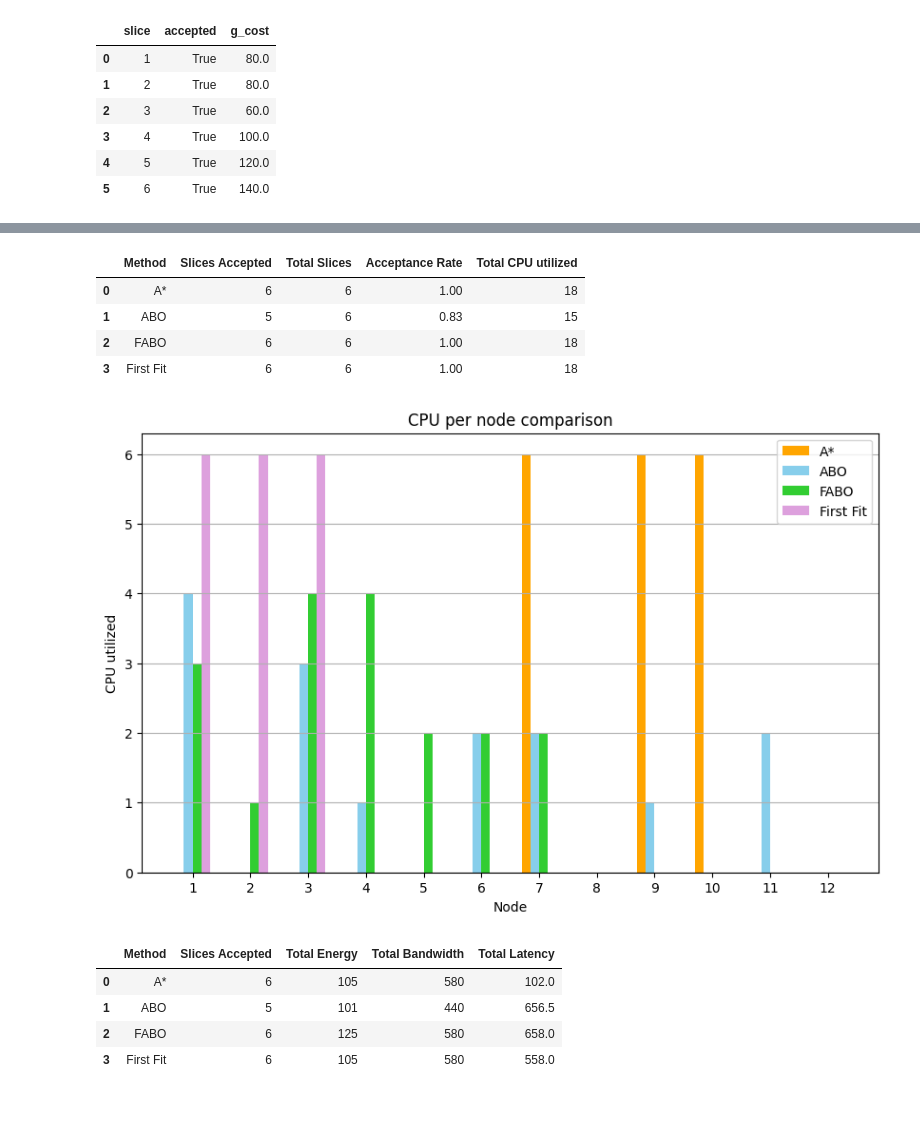
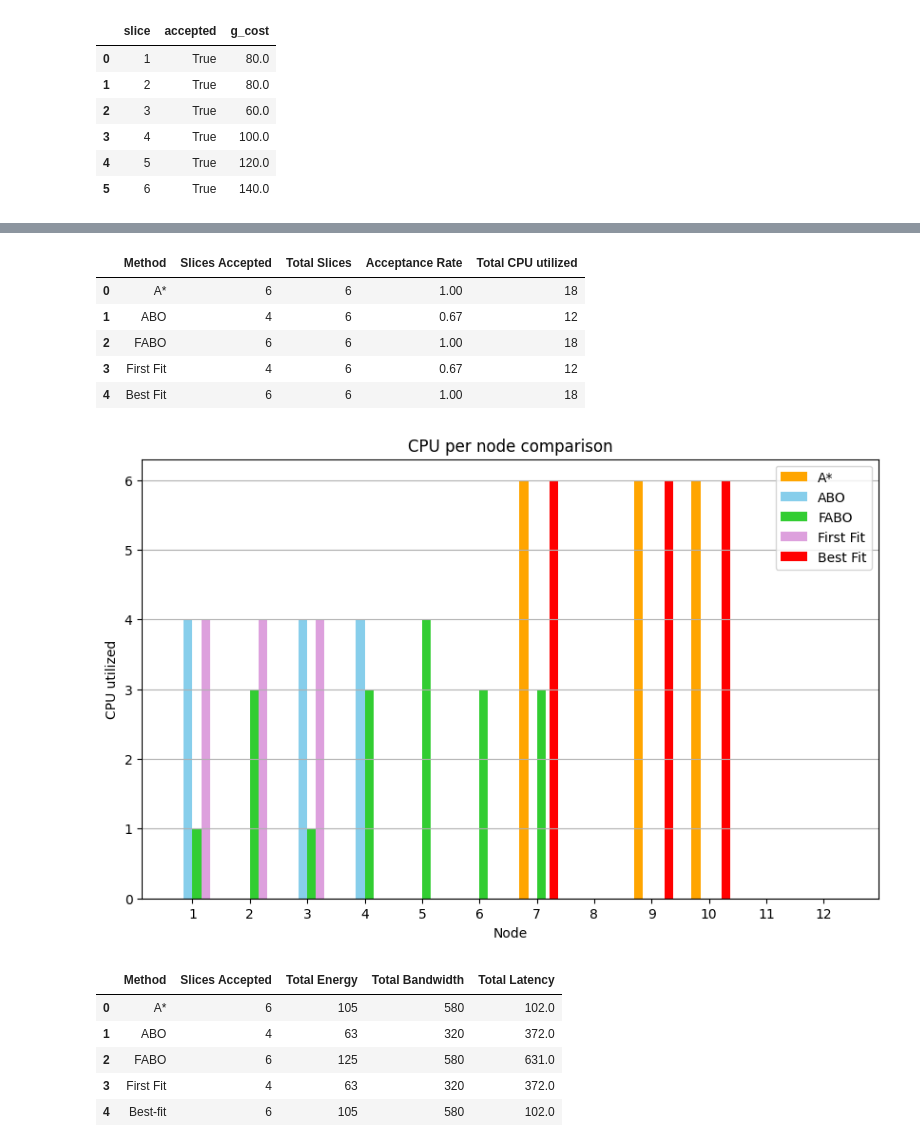
Before and after one commit to ceciliadesousaluzalmeida/5g-slicing-energy-effiiciency, a Jupyter notebook: simulator/analisys_notebook.ipynb, the cells around one changed output, grey strips where cells are left out. Cells and saved outputs as stored; diff of their text form; code cells hidden in the pictures; blank space fills up the shorter version.

```diff
--- a/simulator/analisys_notebook.ipynb
+++ b/simulator/analisys_notebook.ipynb
@@ -202,0 +204,3 @@ df_ff
+# %%
+df_bestfit, bestfit_results = run_astar_best_fit(G, slices, node_capacity_base, link_capacity_base, link_latency)
+df_bestfit
@@ -220,7 +232,7 @@ def process_results(results, method_name):
                 cpu_total_used += 1
                 per_node_details[node].append(vnf)
 
-    total = len(results) if results else 1  # avoid division by zero
+    total = len(results) if results else 1
 
     return {
         "method": method_name,
@@ -242,6 +254,8 @@ if 'fabo_results' in globals():
     methods_data.append(process_results(fabo_results, "FABO"))
 if 'ff_results' in globals():
     methods_data.append(process_results(ff_results, "First Fit"))
+if 'bestfit_results' in globals():
+    methods_data.append(process_results(bestfit_results, "Best Fit"))
 
 # Build summary table
 summary_table = pd.DataFrame([
@@ -250,38 +264,39 @@ summary_table = pd.DataFrame([
         "Slices Accepted": data["accepted"],
         "Total Slices": data["total"],
         "Acceptance Rate": round(data["rate"], 2),
         "Total CPU utilized": data["cpu"]
     }
     for data in methods_data
 ])
 display(summary_table)
 
 # Plot comparison
 fig, ax = plt.subplots(figsize=(10, 6))
 nodes = list(node_capacity.keys())
 bar_width = 0.15
-colors = ["orange", "skyblue", "limegreen", "plum"]
-offsets = [-1.5, -0.5, 0.5, 1.5]
+colors = ["orange", "skyblue", "limegreen", "plum", "red"]
+offsets = [-1.5, -0.5, 0.5, 1.5, 2.0]
 
 for idx, data in enumerate(methods_data):
     usage = [data["usage"][n] for n in nodes]
     positions = [n + offsets[idx]*bar_width for n in nodes]
     ax.bar(positions, usage, width=bar_width, label=data["method"], color=colors[idx % len(colors)])
 
 ax.set_title("CPU per node comparison")
 ax.set_xlabel("Node")
 ax.set_ylabel("CPU utilized")
 ax.set_xticks(nodes)
 ax.legend()
 plt.grid(axis='y')
 plt.show()
 # %% [output]
 |  | Method | Slices Accepted | Total Slices | Acceptance Rate | Total CPU utilized |
 | 0 | A* | 6 | 6 | 1.00 | 18 |
-| 1 | ABO | 5 | 6 | 0.83 | 15 |
+| 1 | ABO | 4 | 6 | 0.67 | 12 |
 | 2 | FABO | 6 | 6 | 1.00 | 18 |
-| 3 | First Fit | 6 | 6 | 1.00 | 18 |
+| 3 | First Fit | 4 | 6 | 0.67 | 12 |
+| 4 | Best Fit | 6 | 6 | 1.00 | 18 |
-[figure, old version]
+[figure, new version]
 # %%
 from compute_energy import compute_energy_per_node, compute_total_bandwidth, compute_total_latency, compute_total_latency, compute_energy_per_slice
 
@@ -290,8 +305,10 @@ method_results = {
     "A*": results_astar,
     "ABO": abo_results,
     "FABO": fabo_results,
-    "First Fit": ff_results
+    "First Fit": ff_results,
+    "Best-fit": bestfit_results
 }
+
 
 comparison_rows = []
 for method_name, result_list in method_results.items():
@@ -316,6 +333,7 @@ display(df_metrics)
 # %% [output]
 |  | Method | Slices Accepted | Total Energy | Total Bandwidth | Total Latency |
 | 0 | A* | 6 | 105 | 580 | 102.0 |
-| 1 | ABO | 5 | 101 | 440 | 656.5 |
-| 2 | FABO | 6 | 125 | 580 | 658.0 |
-| 3 | First Fit | 6 | 105 | 580 | 558.0 |
+| 1 | ABO | 4 | 63 | 320 | 372.0 |
+| 2 | FABO | 6 | 125 | 580 | 631.0 |
+| 3 | First Fit | 4 | 63 | 320 | 372.0 |
+| 4 | Best-fit | 6 | 105 | 580 | 102.0 |
```
Also changed, not shown: parts of 5 cells of this notebook, 4 other files.
